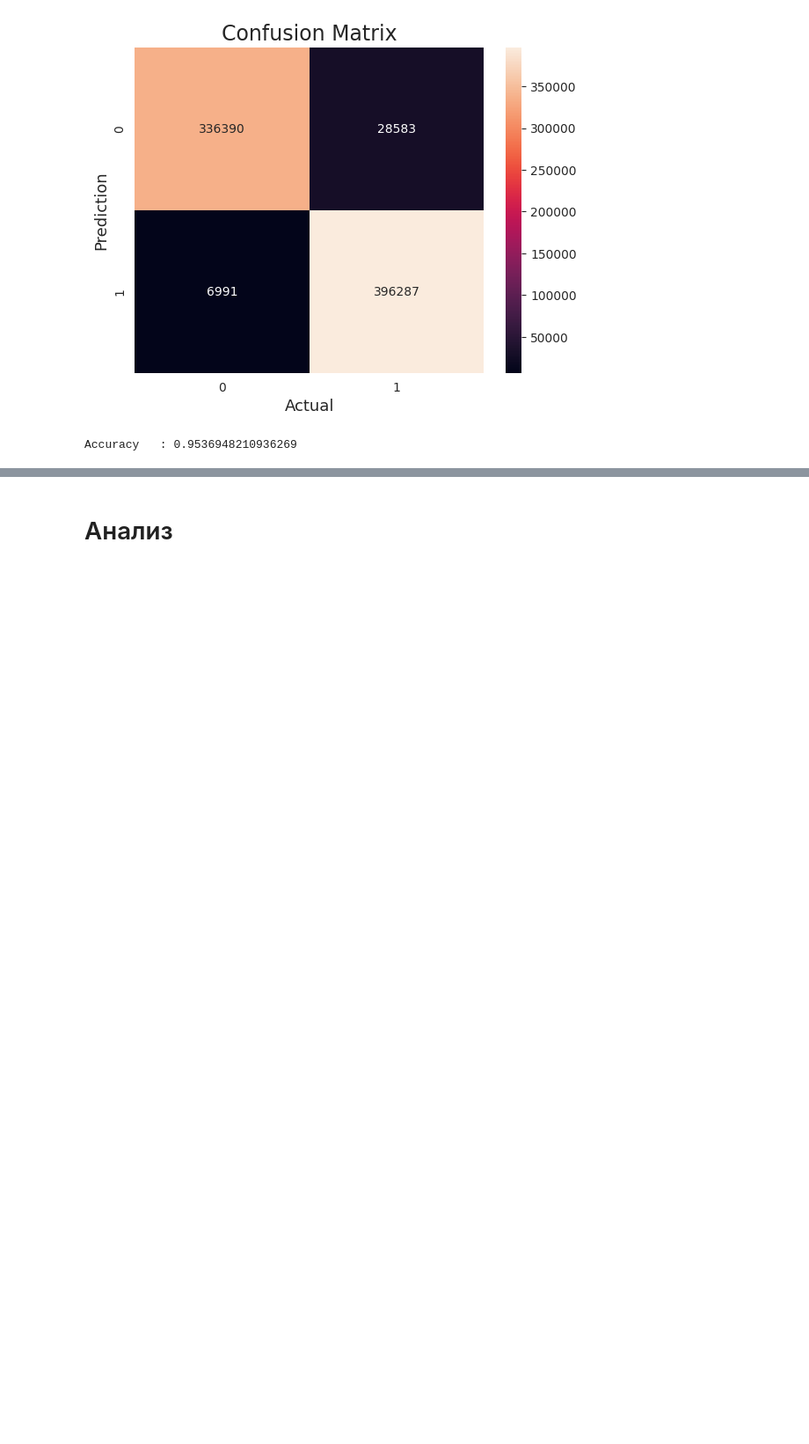
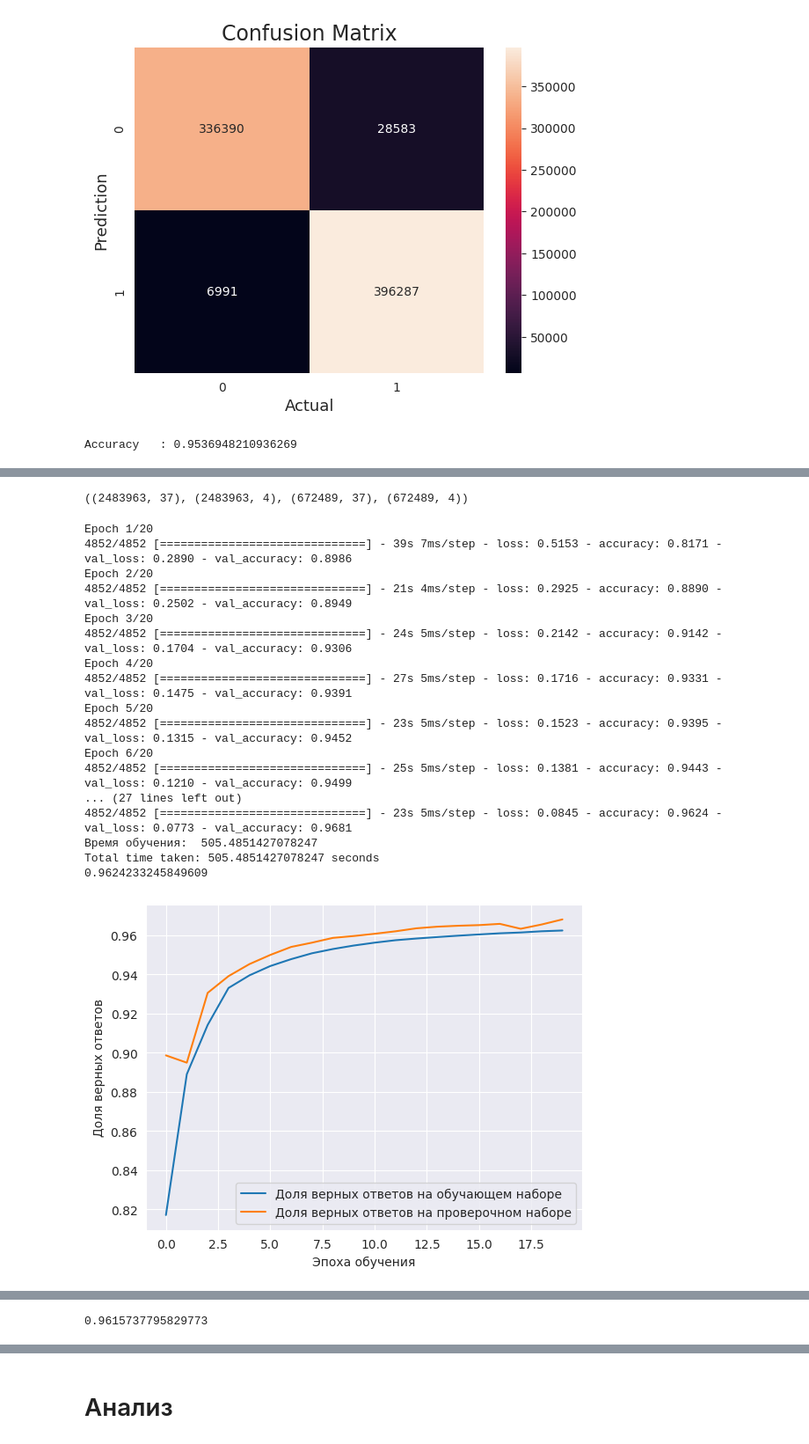
Before and after one commit to Mikhail-068/Scoring, a Jupyter notebook: Скоринг_клиентов_2Класса_Вся_Cat_Леонтьева_ipynb"""".ipynb, the cells around one changed output, grey strips where cells are left out. Shown at 88% size. Cells and saved outputs as stored; diff of their text form; code cells hidden in the pictures; blank space fills up the shorter version.

```diff
--- a/Скоринг_клиентов_2Класса_Вся_Cat_Леонтьева_ipynb"""".ipynb
+++ b/Скоринг_клиентов_2Класса_Вся_Cat_Леонтьева_ipynb"""".ipynb
@@ -1553,0 +1556,13 @@ Accuracy   : 0.9536948210936269
+# %%
+
+number_of_cols = x_train.shape[1]
+
+model1_cl = Sequential() # Последовательная модель нейронной сети
+
+model1_cl.add(Dense(64, input_dim=number_of_cols, activation='selu'))
+model1_cl.add(Dropout(0.3))
+model1_cl.add(Dense(32, activation='selu'))
+#model1_cl.add(Dense(32, activation='relu'))
+model1_cl.add(Dense(4, activation='softmax'))
+
+model1_cl.summary()
@@ -1553,0 +1587,60 @@ Accuracy   : 0.9536948210936269
+# %%
+model1_cl.compile(optimizer=Nadam(learning_rate=0.0001),
+              metrics=['accuracy'],
+              loss='CategoricalCrossentropy')
+# %%
+x_train.shape, y_train.shape, x_val.shape, y_val.shape,
+# %% [output]
+((2483963, 37), (2483963, 4), (672489, 37), (672489, 4))
+# %%
+import time
+start_time = time.time() # счетчик времени
+history = model1_cl.fit(x_train,                            # Обучающая выборка
+                        y_train,                               # Метки классов обучающей выборки
+                        epochs=20,                             # Количество эпох
+                        batch_size=512,                         # Размер подвыборки для одного шага по данным на эпохе
+                        validation_data=(x_val, y_val))   # Проверочная выборка и метки классов проверочной выборки
+
+end_time = time.time() # счетчик времени
+print("Время обучения: ", end_time - start_time) # вывод времени обучения
+total_time = end_time - start_time # calculate the total time
+
+print("Total time taken:", total_time, "seconds") # print the total time taken to train the model
+print(max(history.history['accuracy'])) # print the highest accuracy achieved by the model
+
+plt.plot(history.history['accuracy'],
+         label='Доля верных ответов на обучающем наборе')
+plt.plot(history.history['val_accuracy'],
+         label='Доля верных ответов на проверочном наборе')
+plt.xlabel('Эпоха обучения')
+plt.ylabel('Доля верных ответов')
+plt.legend()
+plt.show()
+
+plt.plot(history.history['loss'],
+         label='Ошибка на обучающем наборе')
+plt.plot(history.history['val_loss'],
+         label='Ошибка на проверочном наборе')
+plt.xlabel('Эпоха обучения')
+plt.ylabel('Ошибка')
+plt.legend()
+plt.show()
+# %% [output]
+Epoch 1/20
+4852/4852 [==============================] - 39s 7ms/step - loss: 0.5153 - accuracy: 0.8171 - val_loss: 0.2890 - val_accuracy: 0.8986
+Epoch 2/20
+4852/4852 [==============================] - 21s 4ms/step - loss: 0.2925 - accuracy: 0.8890 - val_loss: 0.2502 - val_accuracy: 0.8949
+Epoch 3/20
+4852/4852 [==============================] - 24s 5ms/step - loss: 0.2142 - accuracy: 0.9142 - val_loss: 0.1704 - val_accuracy: 0.9306
+Epoch 4/20
+4852/4852 [==============================] - 27s 5ms/step - loss: 0.1716 - accuracy: 0.9331 - val_loss: 0.1475 - val_accuracy: 0.9391
+Epoch 5/20
+4852/4852 [==============================] - 23s 5ms/step - loss: 0.1523 - accuracy: 0.9395 - val_loss: 0.1315 - val_accuracy: 0.9452
+Epoch 6/20
+4852/4852 [==============================] - 25s 5ms/step - loss: 0.1381 - accuracy: 0.9443 - val_loss: 0.1210 - val_accuracy: 0.9499
+... (27 lines left out)
+4852/4852 [==============================] - 23s 5ms/step - loss: 0.0845 - accuracy: 0.9624 - val_loss: 0.0773 - val_accuracy: 0.9681
+Время обучения:  505.4851427078247
+Total time taken: 505.4851427078247 seconds
+0.9624233245849609
+[figure, added]
@@ -1553,0 +1652,4 @@ Accuracy   : 0.9536948210936269
+# %%
+acc1
+# %% [output]
+0.9615737795829773
```
Also changed, not shown: parts of 6 cells of this notebook.
